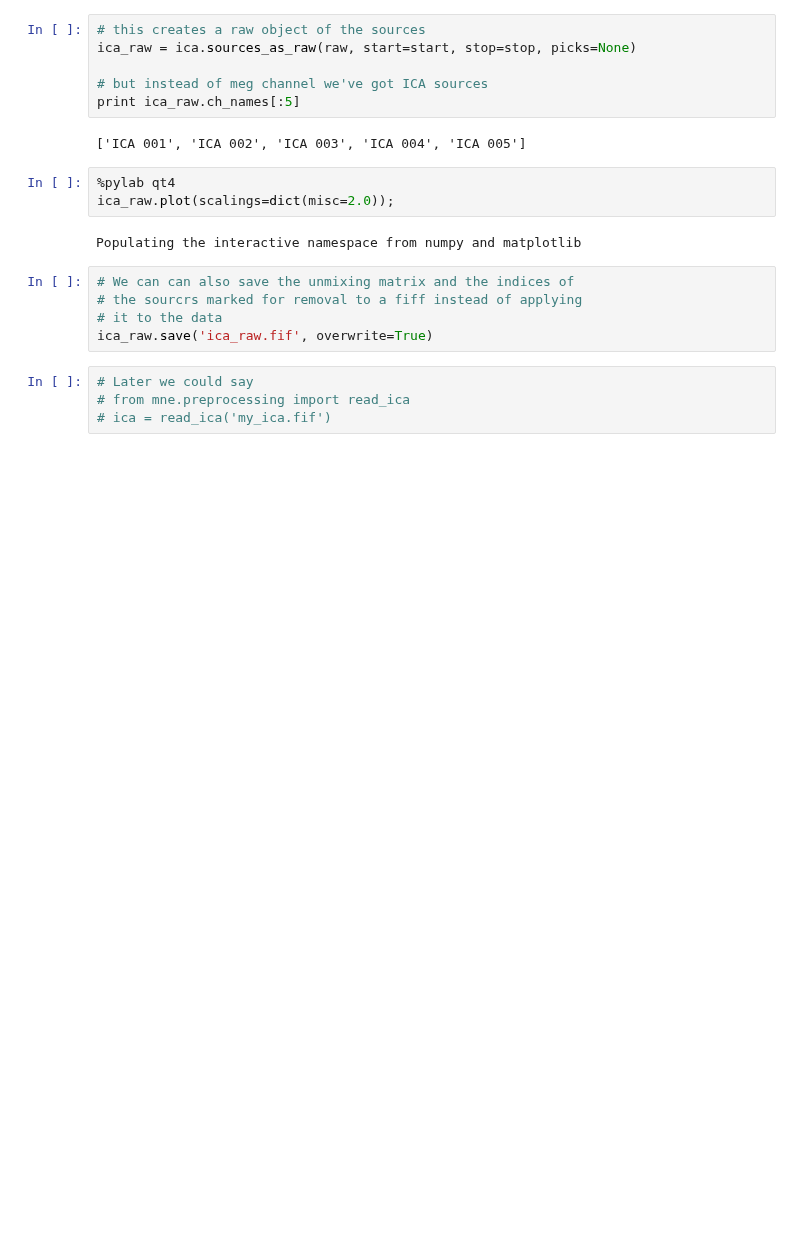
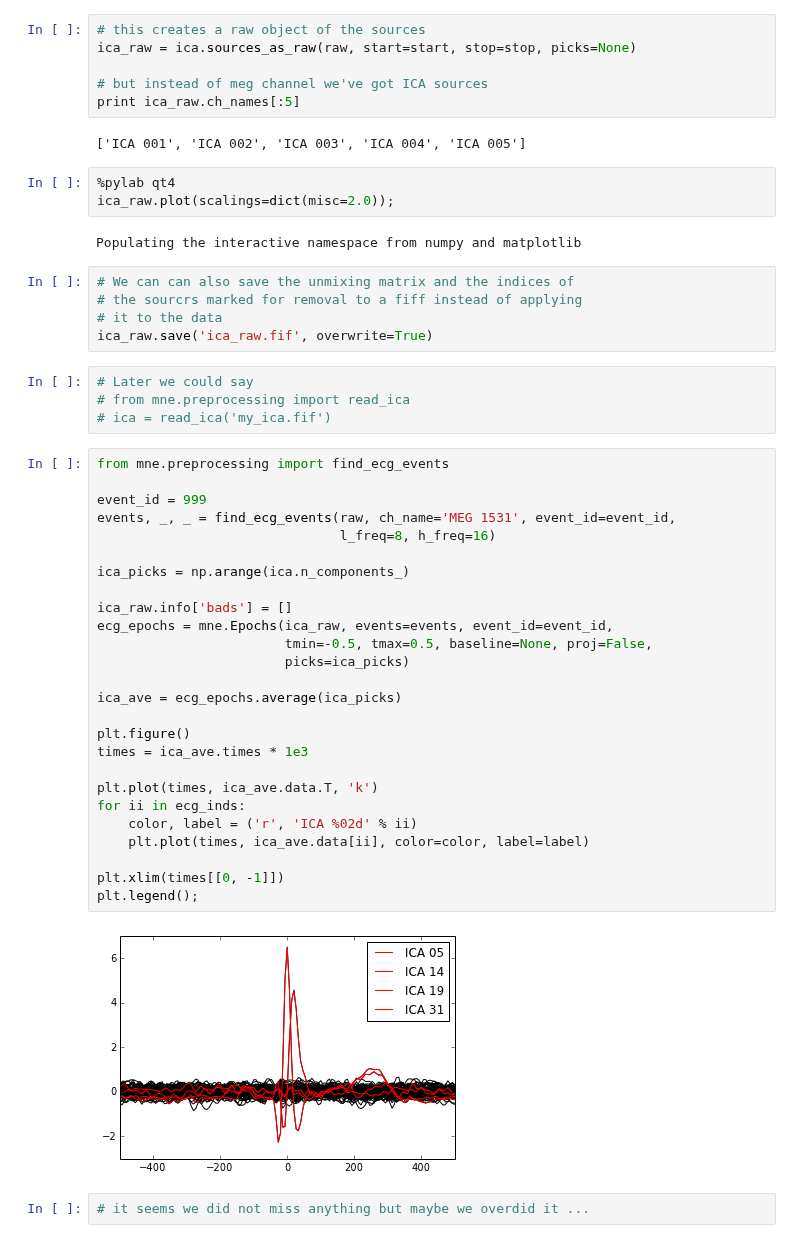
Before and after one commit to mne-tools/mne-python-notebooks, a Jupyter notebook: 2-MNE_preprocessing_with_ica.ipynb, the cells around one changed output. Saved outputs shown, nothing was run; the diff lists cells and outputs as text; blank space fills up the shorter version.

```diff
--- a/2-MNE_preprocessing_with_ica.ipynb
+++ b/2-MNE_preprocessing_with_ica.ipynb
@@ -222,3 +222,33 @@ ica_raw.save('ica_raw.fif', overwrite=True)
 # Later we could say
 # from mne.preprocessing import read_ica
 # ica = read_ica('my_ica.fif')
+# %%
+from mne.preprocessing import find_ecg_events
+
+event_id = 999
+events, _, _ = find_ecg_events(raw, ch_name='MEG 1531', event_id=event_id,
+                               l_freq=8, h_freq=16)
+
+ica_picks = np.arange(ica.n_components_)
+
+ica_raw.info['bads'] = []
+ecg_epochs = mne.Epochs(ica_raw, events=events, event_id=event_id,
+                        tmin=-0.5, tmax=0.5, baseline=None, proj=False,
+                        picks=ica_picks)
+
+ica_ave = ecg_epochs.average(ica_picks)
+
+plt.figure()
+times = ica_ave.times * 1e3
+
+plt.plot(times, ica_ave.data.T, 'k')
+for ii in ecg_inds:
+    color, label = ('r', 'ICA %02d' % ii)
+    plt.plot(times, ica_ave.data[ii], color=color, label=label)
+
+plt.xlim(times[[0, -1]])
+plt.legend();
+# %% [output]
+[figure, added]
+# %%
+# it seems we did not miss anything but maybe we overdid it ...
```
Also changed, not shown: parts of 3 cells of this notebook.
